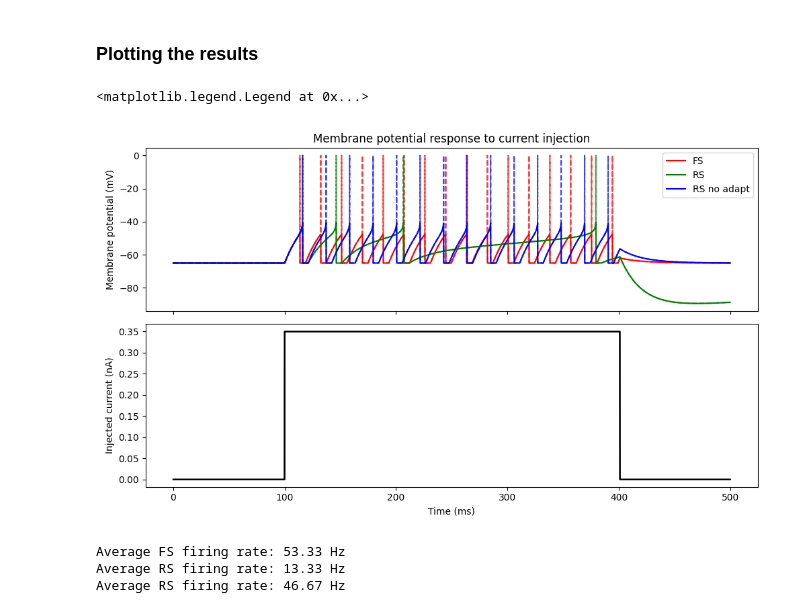
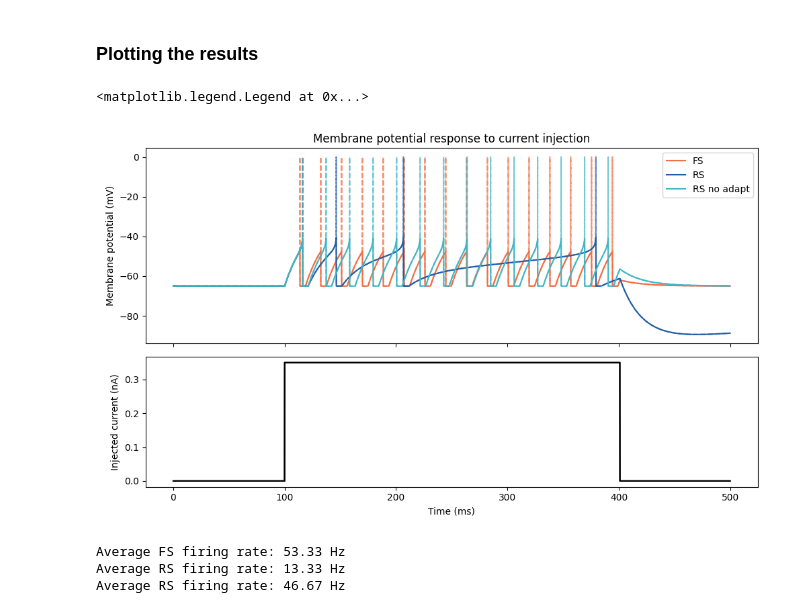
Before and after one commit to IlaCar/neuron-to-meanfield, a Jupyter notebook: single_neuron_simulation/single_neuron_current_injection.ipynb, the cells around one changed output. Drawn from its saved outputs; the diff is of its cells as text; code cells hidden in the pictures.

```diff
--- a/single_neuron_simulation/single_neuron_current_injection.ipynb
+++ b/single_neuron_simulation/single_neuron_current_injection.ipynb
@@ -119,35 +128,35 @@ Wall time: 4.21 s
 # %% [markdown]
 ### Plotting the results
 # %%
-fig, ax = plt.subplots(2, 1, figsize=(10, 6), sharex=True)
+fig, ax = plt.subplots(2, 1, figsize=(10, 6), sharex=True, gridspec_kw={'height_ratios': [1.5, 1]})
 
 v_RS_plot = get_pretty_voltage(mon_RS.v[0], -50)
 v_RS_no_adapt_plot = get_pretty_voltage(mon_RS_no_adapt.v[0], -50)
 v_FS_plot = get_pretty_voltage(mon_FS.v[0], -50)
 
-ax[0].plot(mon_FS.t / b2.ms, mon_FS.v[0] / b2.mV, color='red', label = 'FS')
-ax[0].plot(mon_RS.t / b2.ms, v_FS_plot / b2.mV, '--' , color='red', alpha=0.75)
+ax[0].plot(mon_FS.t / b2.ms, mon_FS.v[0] / b2.mV, color=color_palette['FS'], label = 'FS')
+ax[0].plot(mon_RS.t / b2.ms, v_FS_plot / b2.mV, '--' , color=color_palette['FS'], alpha=0.75)
 
-ax[0].plot(mon_RS.t / b2.ms, mon_RS.v[0] / b2.mV, color='green', label = 'RS')
-ax[0].plot(mon_RS.t / b2.ms, v_RS_plot / b2.mV, '--' , color='green', alpha=0.75)
+ax[0].plot(mon_RS.t / b2.ms, mon_RS.v[0] / b2.mV, color=color_palette['RS'], label = 'RS')
+ax[0].plot(mon_RS.t / b2.ms, v_RS_plot / b2.mV, '--' , color=color_palette['RS'], alpha=0.75)
 
-ax[0].plot(mon_RS_no_adapt.t / b2.ms, mon_RS_no_adapt.v[0] / b2.mV, color='blue', label = 'RS no adapt')
-ax[0].plot(mon_RS_no_adapt.t / b2.ms, v_RS_no_adapt_plot / b2.mV, '--' , color='blue', alpha=0.75)
+ax[0].plot(mon_RS_no_adapt.t / b2.ms, mon_RS_no_adapt.v[0] / b2.mV, color=color_palette['RS_no_adapt'], label = 'RS no adapt')
+ax[0].plot(mon_RS_no_adapt.t / b2.ms, v_RS_no_adapt_plot / b2.mV, '--' , color=color_palette['RS_no_adapt'], alpha=0.75)
 
 ax[0].set_ylabel('Membrane potential (mV)')
 ax[0].set_title('Membrane potential response to current injection')
 
 ax[1].plot(mon_FS.t / b2.ms, mon_FS.Is[0] / b2.nA, color='black')
 ax[1].plot(mon_RS.t / b2.ms, mon_RS.Is[0] / b2.nA, color='black') # sanity check
 
 ax[1].set_ylabel('Injected current (nA)')
 ax[1].set_xlabel('Time (ms)')
 
 plt.tight_layout()
 ax[0].legend()
 # %% [output]
 <matplotlib.legend.Legend at 0x...>
-[figure, old version]
+[figure, new version]
 # %%
 stim_duration = s_duration * b2.ms
 
```
Also changed, not shown: parts of 2 cells of this notebook, 5 other files.
